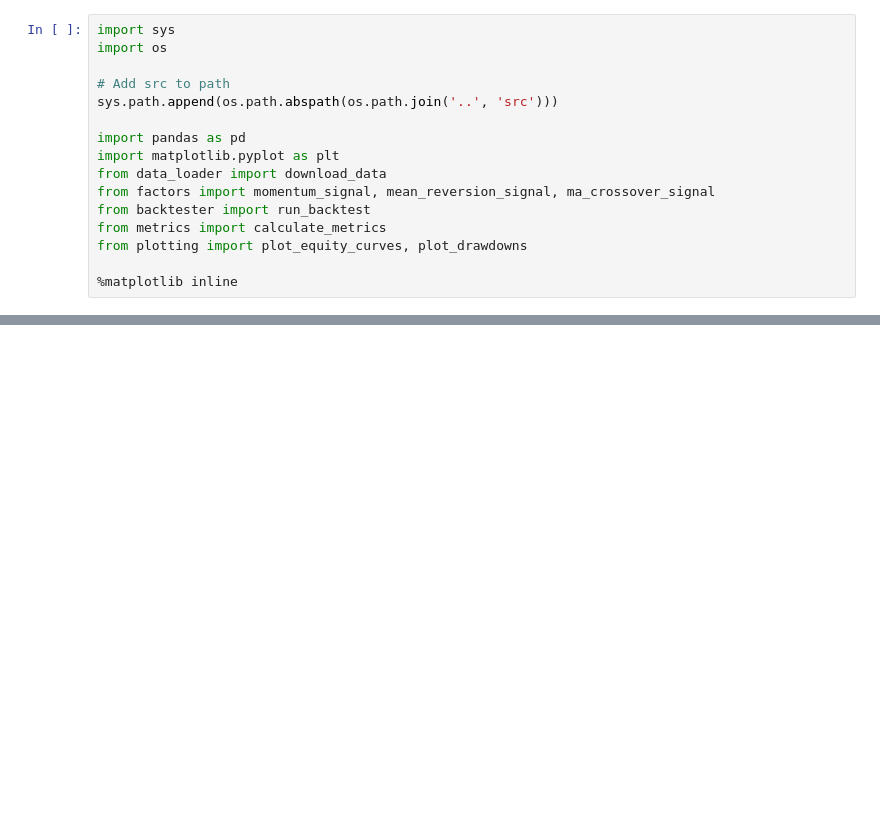
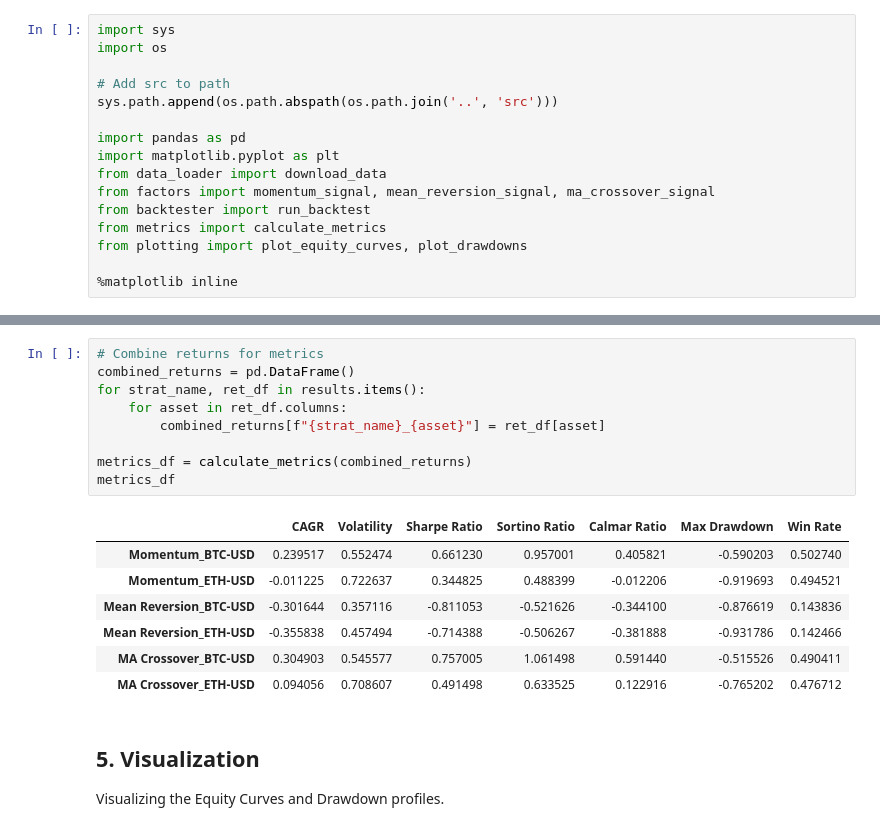
Before and after one commit to BipinJungRai/Quant-trading-research-project, a Jupyter notebook: quant-factor-backtest/notebooks/factor_research.ipynb, the cells around one changed output, grey strips where cells are left out. Drawn from its saved outputs; the diff is of its cells as text; blank space fills up the shorter version.

```diff
--- a/quant-factor-backtest/notebooks/factor_research.ipynb
+++ b/quant-factor-backtest/notebooks/factor_research.ipynb
@@ -94 +81,21 @@ all_returns['Buy & Hold'] = bnh_returns
+# %%
+# Combine returns for metrics
+combined_returns = pd.DataFrame()
+for strat_name, ret_df in results.items():
+    for asset in ret_df.columns:
+        combined_returns[f"{strat_name}_{asset}"] = ret_df[asset]
+
+metrics_df = calculate_metrics(combined_returns)
+metrics_df
+# %% [output]
+|  | CAGR | Volatility | Sharpe Ratio | Sortino Ratio | Calmar Ratio | Max Drawdown | Win Rate |
+| Momentum_BTC-USD | 0.239517 | 0.552474 | 0.661230 | 0.957001 | 0.405821 | -0.590203 | 0.502740 |
+| Momentum_ETH-USD | -0.011225 | 0.722637 | 0.344825 | 0.488399 | -0.012206 | -0.919693 | 0.494521 |
+| Mean Reversion_BTC-USD | -0.301644 | 0.357116 | -0.811053 | -0.521626 | -0.344100 | -0.876619 | 0.143836 |
+| Mean Reversion_ETH-USD | -0.355838 | 0.457494 | -0.714388 | -0.506267 | -0.381888 | -0.931786 | 0.142466 |
+| MA Crossover_BTC-USD | 0.304903 | 0.545577 | 0.757005 | 1.061498 | 0.591440 | -0.515526 | 0.490411 |
+| MA Crossover_ETH-USD | 0.094056 | 0.708607 | 0.491498 | 0.633525 | 0.122916 | -0.765202 | 0.476712 |
+# %% [markdown]
+## 5. Visualization
+Visualizing the Equity Curves and Drawdown profiles.
 # %%
```
Also changed, not shown: parts of 22 cells of this notebook, 5 other files.
